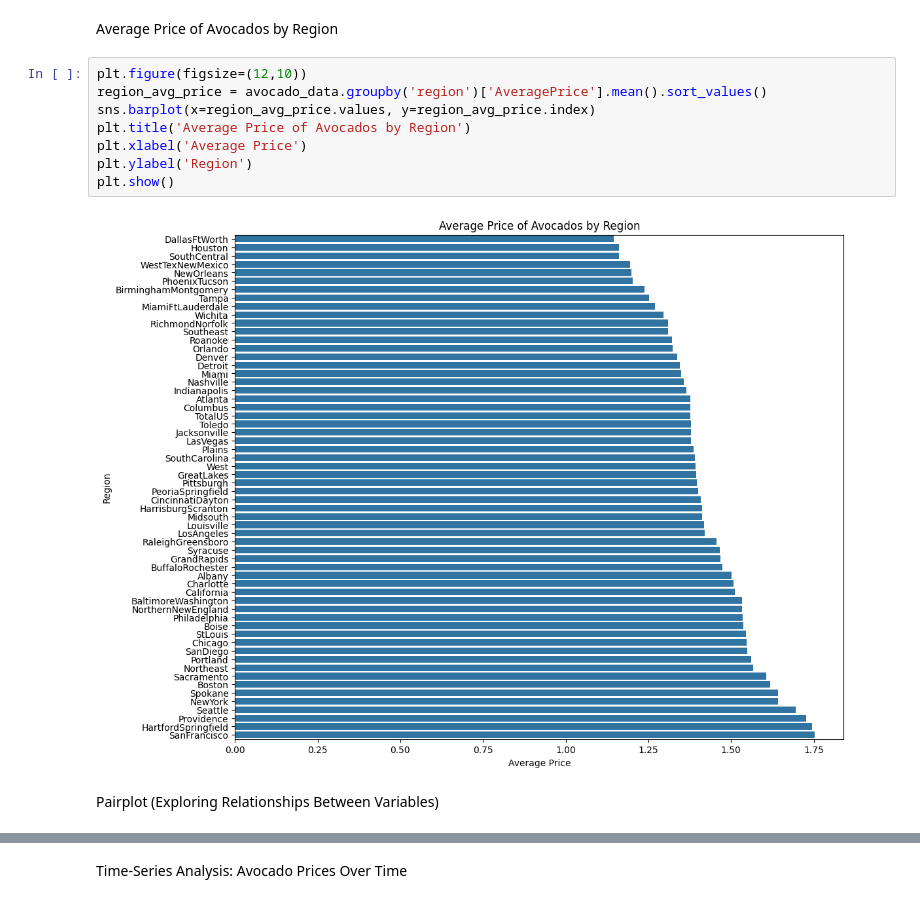
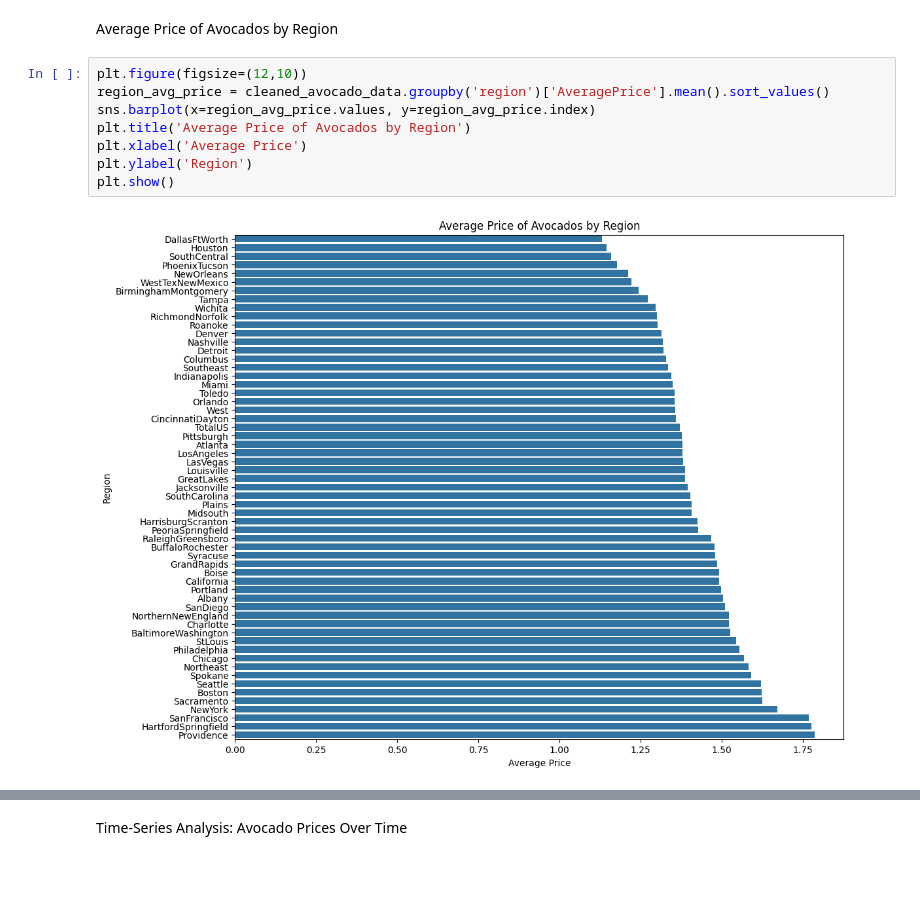
Before and after one commit to obedmabowa/My_Capstone_Project, a Jupyter notebook: Report.ipynb, the cells around one changed output, grey strips where cells are left out. Saved outputs shown, nothing was run; the diff lists cells and outputs as text; blank space fills up the shorter version.

```diff
--- a/Report.ipynb
+++ b/Report.ipynb
@@ -447,13 +461,11 @@ plt.show()
 Average Price of Avocados by Region
 # %%
 plt.figure(figsize=(12,10))
-region_avg_price = avocado_data.groupby('region')['AveragePrice'].mean().sort_values()
+region_avg_price = cleaned_avocado_data.groupby('region')['AveragePrice'].mean().sort_values()
 sns.barplot(x=region_avg_price.values, y=region_avg_price.index)
 plt.title('Average Price of Avocados by Region')
 plt.xlabel('Average Price')
 plt.ylabel('Region')
 plt.show()
 # %% [output]
-[figure, old version]
+[figure, new version]
-# %% [markdown]
-Pairplot (Exploring Relationships Between Variables)
```
Also changed, not shown: parts of 27 cells of this notebook.
